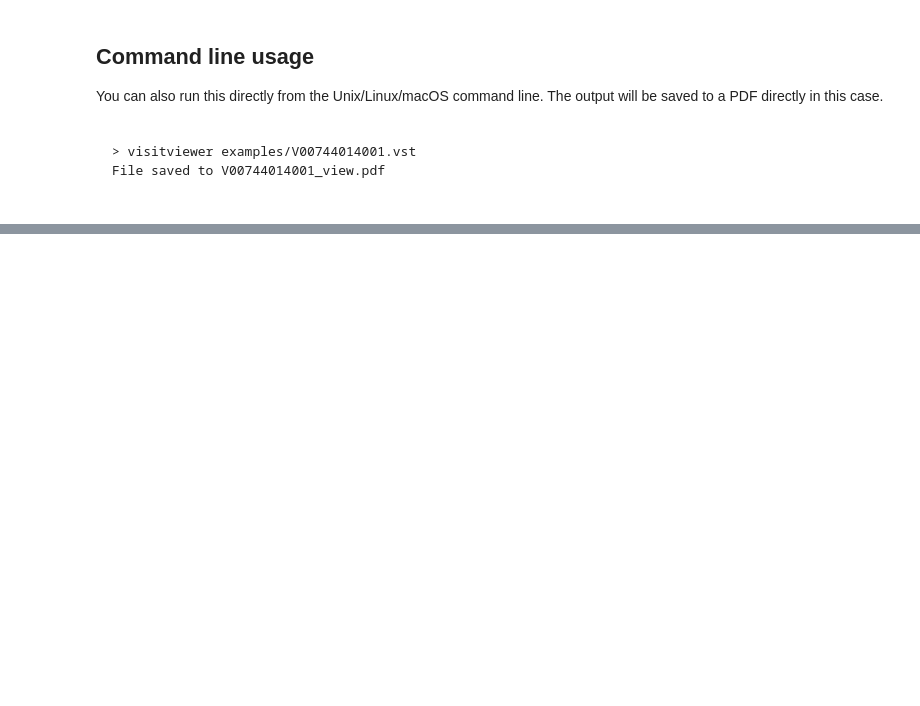
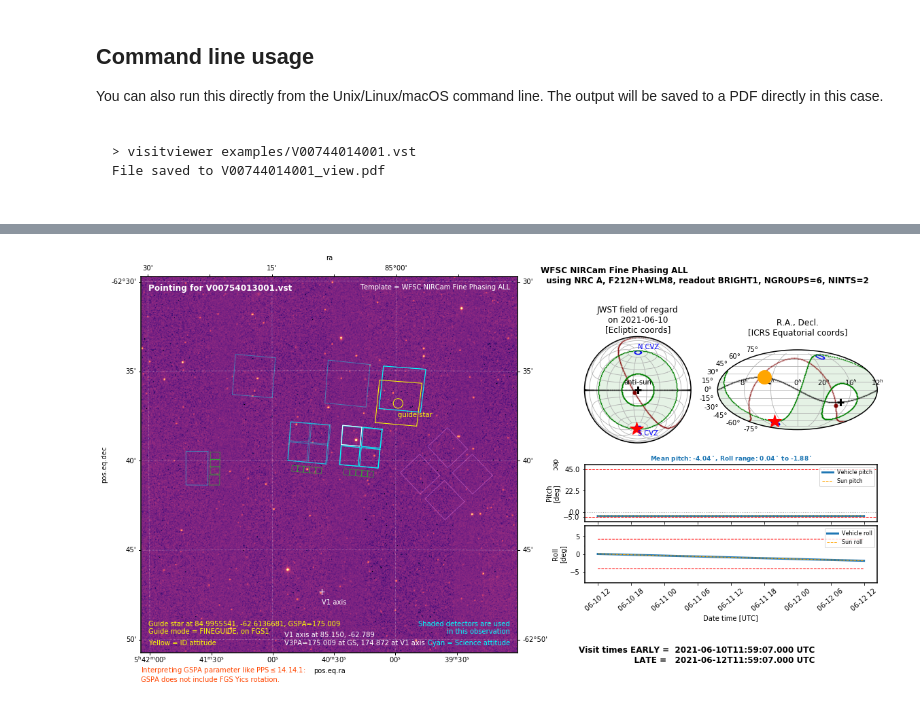
Before and after one commit to spacetelescope/jwst_visit_viewer, a Jupyter notebook: docs/Visit Viewer Docs and Usage.ipynb, the cells around one changed output, grey strips where cells are left out. Saved outputs shown, nothing was run; the diff lists cells and outputs as text; code cells hidden in the pictures; blank space fills up the shorter version.

Commit message:
improvements in coordinate transform consistency; add no_gspa_yoffset option for PPS <= 14.14.1

```diff
--- a/docs/Visit Viewer Docs and Usage.ipynb
+++ b/docs/Visit Viewer Docs and Usage.ipynb
@@ -50,0 +74,4 @@ File saved to V00744014001_view.pdf
+# %%
+visitviewer.view("../examples/LRE4/V00754013001.vst", no_gspa_yoffset=True)
+# %% [output]
+[figure, added]
```
Also changed, not shown: parts of 5 cells of this notebook, 4 other files.
